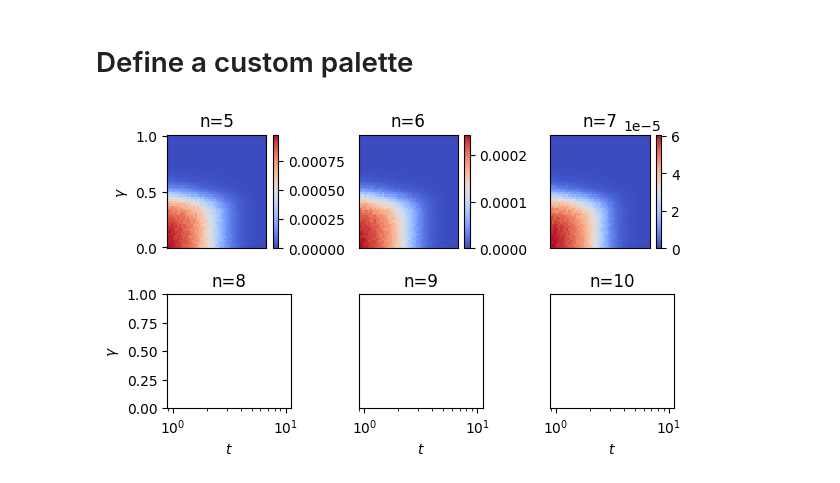
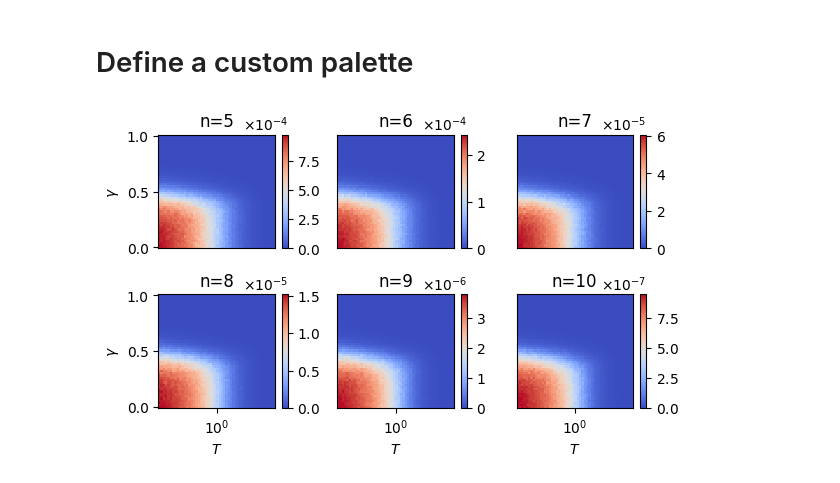
Before and after one commit to petr-ivashkov/quantum-mcmc, a Jupyter notebook: plots/phase_diagram.ipynb, the cells around one changed output. Drawn from its saved outputs; the diff is of its cells as text; code cells hidden in the pictures.

Commit message:
phase diagram plots

```diff
--- a/plots/phase_diagram.ipynb
+++ b/plots/phase_diagram.ipynb
@@ -5,7 +5,7 @@ phase_diagrams = {}
 q = {}
 q_avg = {}
 
-for n in range(5,8):
+for n in range(5,11):
     phase_diagrams[n] = load_from_json(f'data/phase_diagram_n{n}.json')
     q[n] = phase_diagrams[n]['q']
     q_avg[n] = phase_diagrams[n]['q_avg']
@@ -57,36 +59,42 @@ pc02 = axs[0, 2].pcolor(T_range,
                         vmax=np.max(q_avg[7])
                         # vmax=0.065,
                         )
-# pc10 = axs[1, 0].pcolor(T_range,
-#                         gamma_range,
-#                         q_avg[8],
-#                         cmap='coolwarm',
-#                         vmin=0,
-#                         vmax=np.max(q_avg[8])
-#                         # vmax=0.04,
-#                         )
-# pc11 = axs[1, 1].pcolor(T_range,
-#                         gamma_range,
-#                         q_avg[9],
-#                         cmap='coolwarm',
-#                         vmin=0,
-#                         vmax=np.max(q_avg[9])
-#                         # vmax=0.04,
-#                         )
-# pc12 = axs[1, 2].pcolor(T_range,
-#                         gamma_range,
-#                         q_avg[10],
-#                         cmap='coolwarm',
-#                         vmin=0,
-#                         vmax=np.max(q_avg[10]),
-#                         # vmax=0.04,
-#                         )
-fig.colorbar(pc00)
-fig.colorbar(pc01)
-fig.colorbar(pc02)
-# fig.colorbar(pc10)
-# fig.colorbar(pc11)
-# fig.colorbar(pc12)
+pc10 = axs[1, 0].pcolor(T_range,
+                        gamma_range,
+                        q_avg[8],
+                        cmap='coolwarm',
+                        vmin=0,
+                        vmax=np.max(q_avg[8])
+                        # vmax=0.04,
+                        )
+pc11 = axs[1, 1].pcolor(T_range,
+                        gamma_range,
+                        q_avg[9],
+                        cmap='coolwarm',
+                        vmin=0,
+                        vmax=np.max(q_avg[9])
+                        # vmax=0.04,
+                        )
+pc12 = axs[1, 2].pcolor(T_range,
+                        gamma_range,
+                        q_avg[10],
+                        cmap='coolwarm',
+                        vmin=0,
+                        vmax=np.max(q_avg[10]),
+                        # vmax=0.04,
+                        )
+# Instead of calling fig.colorbar() repeatedly in a loop, use a list to store all the pcolor objects
+pc = [pc00, pc01, pc02, pc10, pc11, pc12]
+
+for i, ax in enumerate(axs.flat):
+    # Create a colorbar for each plot, use the same vmax for consistency or adjust as needed
+    cbar = fig.colorbar(pc[i], ax=ax)
+
+    # Set the format of the colorbar's tick labels to scientific notation
+    formatter = ScalarFormatter(useMathText=True)  # Enable math text for 'e' in scientific notation
+    formatter.set_scientific(True)  # Enable scientific notation
+    formatter.set_powerlimits((-1, 1))  # Adjust range for switching to scientific notation
+    cbar.ax.yaxis.set_major_formatter(formatter)  # Apply this formatter to the colorbar
 
 # Set log scale
 axs[0, 0].set_xscale('log')
@@ -97,38 +105,38 @@ axs[1, 1].set_xscale('log')
 axs[1, 2].set_xscale('log')
 
 # Set labels
-axs[1, 0].set_xlabel('$t$')
-axs[1, 1].set_xlabel('$t$')
-axs[1, 2].set_xlabel('$t$')
+axs[1, 0].set_xlabel('$T$')
+axs[1, 1].set_xlabel('$T$')
+axs[1, 2].set_xlabel('$T$')
 
 axs[0, 0].set_ylabel('$\gamma$')
 axs[1, 0].set_ylabel('$\gamma$')
 
 # Set ticks to []
 axs[0, 0].set_xticks([])
 axs[0, 1].set_xticks([])
 axs[0, 2].set_xticks([])
 
 axs[0, 1].set_yticks([])
 axs[0, 2].set_yticks([])
 axs[1, 1].set_yticks([])
 axs[1, 2].set_yticks([])
 
 axs[0, 0].set_title('n=5')
 axs[0, 1].set_title('n=6')
 axs[0, 2].set_title('n=7')
 axs[1, 0].set_title('n=8')
 axs[1, 1].set_title('n=9')
 axs[1, 2].set_title('n=10')
 
 
 # Adjust layout to prevent overlap
 plt.tight_layout()
 
 # Display the plot
 plt.show()
 
 fig.savefig(f'figures/phase_diagram_n5_10')
 # %% [output]
-[figure, old version]
+[figure, new version]
 # %%
```
Also changed, not shown: parts of 5 cells of this notebook, 5 other files.
